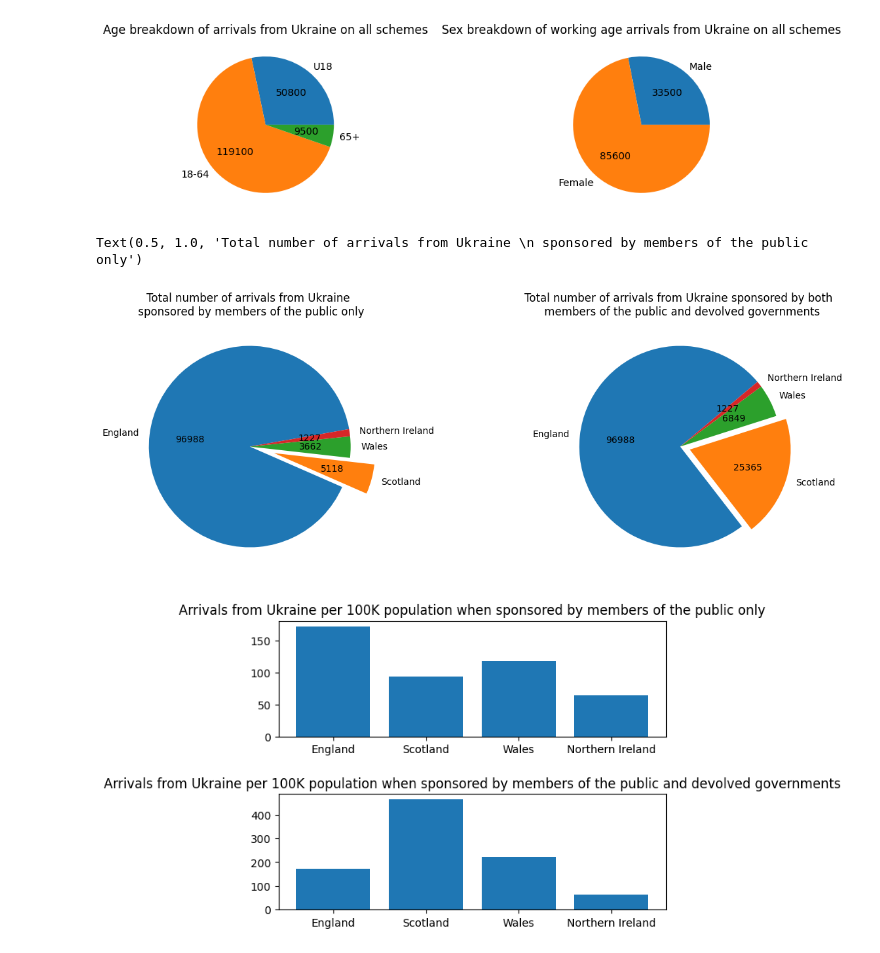
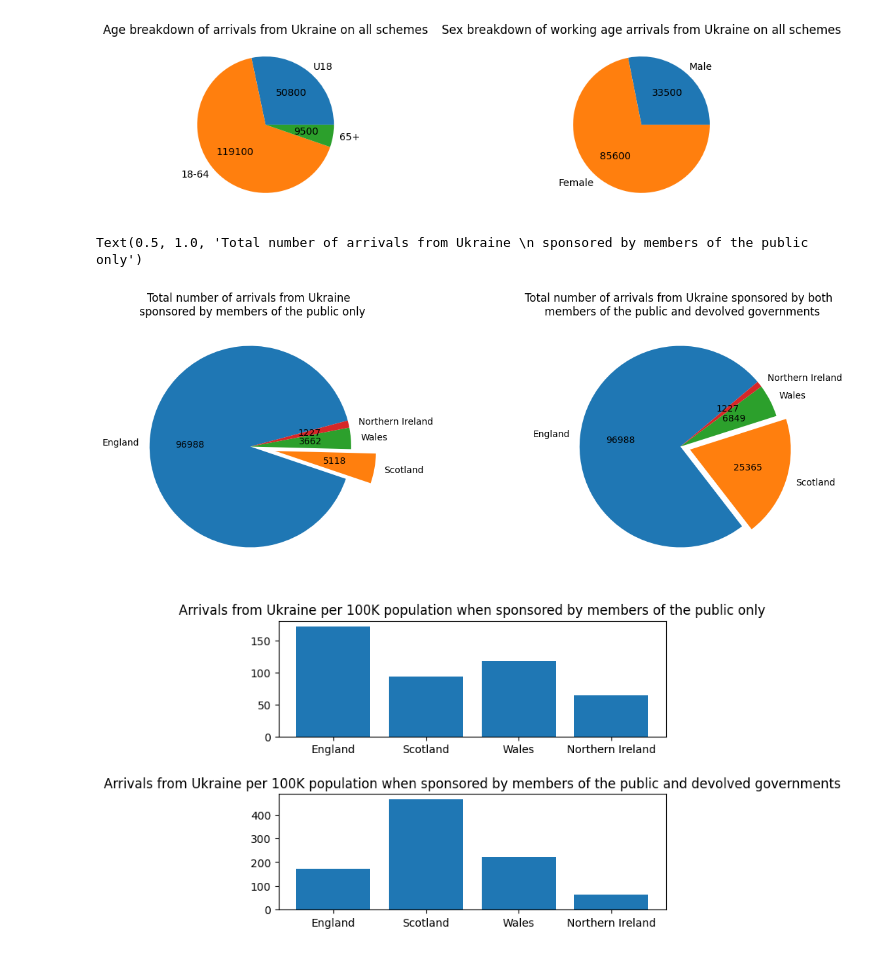
Before and after one commit to yuliiabosher/Python-with-Data-course, a Jupyter notebook: Worksheets/Data_Exploration_project.ipynb, the cells around one changed output. Drawn from its saved outputs; the diff is of its cells as text; code cells hidden in the pictures.

```diff
--- a/Worksheets/Data_Exploration_project.ipynb
+++ b/Worksheets/Data_Exploration_project.ipynb
@@ -230,21 +239,21 @@ Text(0.5, 1.0, 'Sex breakdown of working age arrivals from Ukraine on all scheme
 # %%
 members_of_public = uk.dropna(subset = 'ONS code')
 public_gov = uk.dropna(subset='Country')
 public_gov_grouped = public_gov.groupby('Country').sum(numeric_only=False).sort_values('Arrivals', ascending=False)
 data_public_gov = public_gov_grouped['Arrivals']
 labels_public_gov = public_gov_grouped['Arrivals'].keys()
 public = members_of_public.groupby('Country').sum(numeric_only=False).sort_values('Arrivals', ascending=False)
 public_data = public['Arrivals']
 public_labels = public['Arrivals'].keys()
 fig, axs = plt.subplots(1,2, figsize=(15,5))
 fig.subplots_adjust(wspace=0.3)
 axs[1].pie(data_public_gov, labels=labels_public_gov, autopct = autopct_format(data_public_gov), explode = [0, 0.1, 0, 0], startangle=40)
 axs[1].set_title('Total number of arrivals from Ukraine sponsored by both \n members of the public and devolved governments')
-axs[0].pie(public_data, labels=public_labels, autopct = autopct_format(public_data), explode = [0, 0.25, 0, 0], startangle=10)
+axs[0].pie(public_data, labels=public_labels, autopct = autopct_format(public_data), explode = [0, 0.25, 0, 0], startangle=15)
 axs[0].set_title('Total number of arrivals from Ukraine \n sponsored by members of the public only')
 # %% [output]
 Text(0.5, 1.0, 'Total number of arrivals from Ukraine \n sponsored by members of the public only')
-[figure, old version]
+[figure, new version]
 # %%
 population = pd.read_excel('https://github.com/yuliiabosher/Python-with-Data-course/raw/main/ukpopestimatesmid2021on2021geographyfinal.xls', sheet_name = 'MYE1')
 population = population.drop('Unnamed: 1', axis=1)
```
Also changed, not shown: parts of 2 cells of this notebook.
